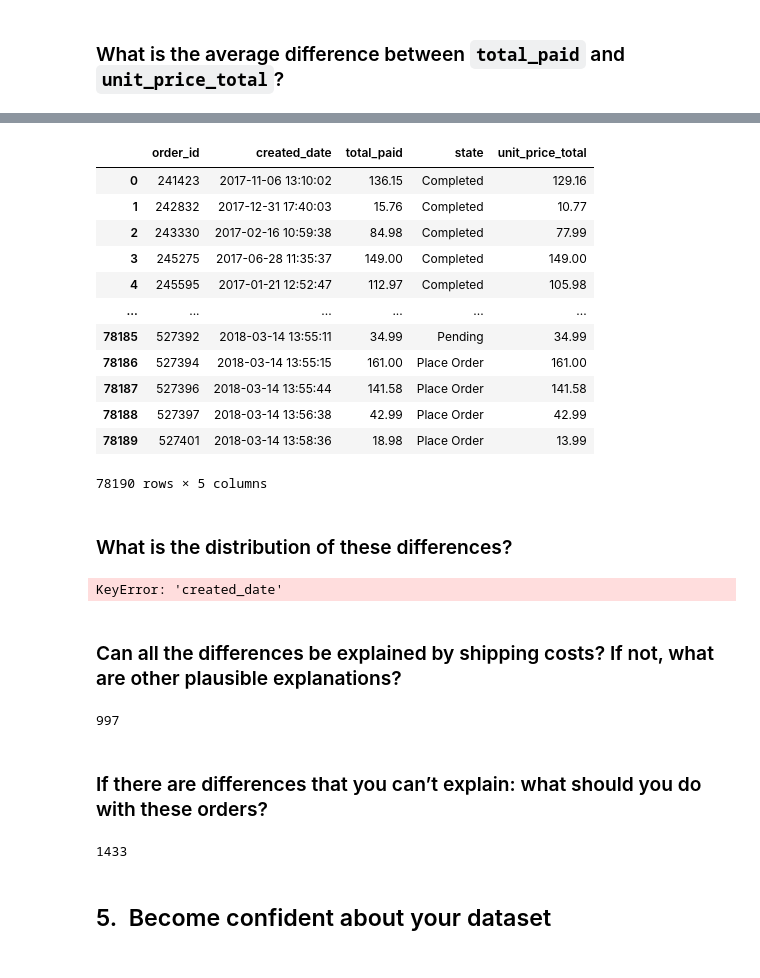
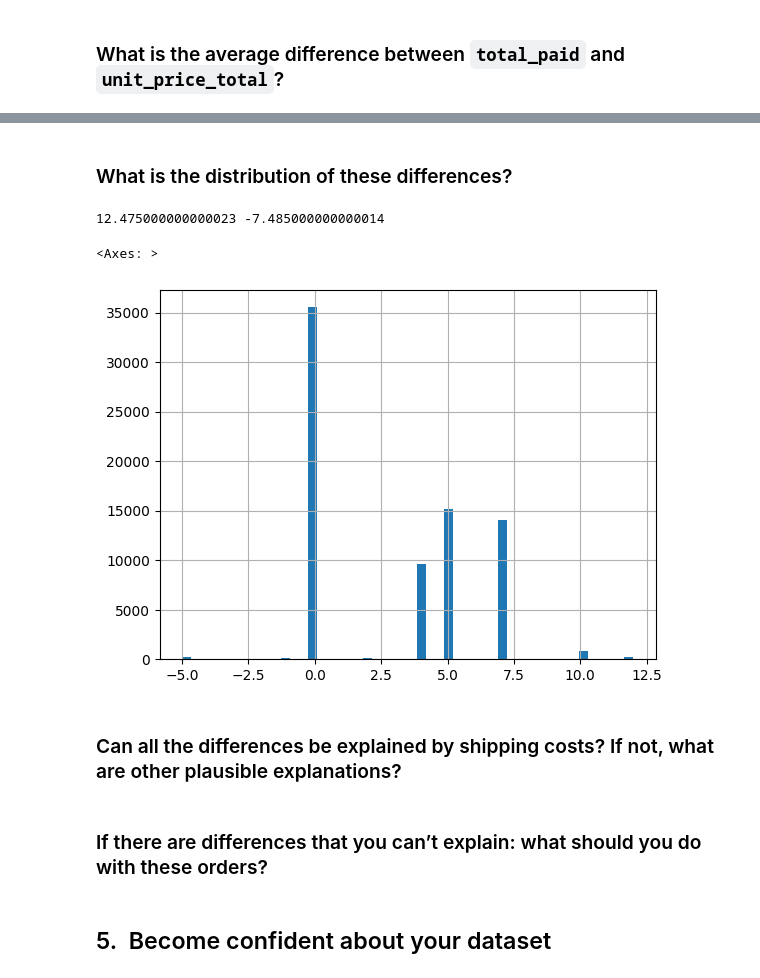
Before and after one commit to KostasBzn/WBS_CODING_SCHOOL_projects, a Jupyter notebook: checkpoints/5_quality_assessment_challenge.ipynb, the cells around one changed output, grey strips where cells are left out. Saved outputs shown, nothing was run; the diff lists cells and outputs as text; code cells hidden in the pictures.

```diff
--- a/checkpoints/5_quality_assessment_challenge.ipynb
+++ b/checkpoints/5_quality_assessment_challenge.ipynb
@@ -53,7 +98,8 @@ orders_df = orders_df.loc[orders_df['order_id'].isin(orderlines_df['id_order'])]
 Create the `unit_price_total` as `orderlines.unit_price` * `orderlines.product_quantity`
 # %%
 # your code here
-orderlines_df['unit_price_total'] = orderlines_df['unit_price'].copy() * orderlines_df['product_quantity'].copy()
+clean_orderlines.loc[:, 'unit_price_total'] = (clean_orderlines['unit_price']
+                                               * clean_orderlines['product_quantity'])
 # %% [markdown]
 #### Step 2:
 Group by `id_order`, summarising by the sum of `unit_price_total`
@@ -60,5 +122,11 @@ Group by `id_order`, summarising by the sum of `unit_price_total`
 # %%
 # your code here
-orderlines_grouped = orderlines_df.groupby('id_order')['unit_price_total'].sum()
-orders_df = orders_df.merge(orderlines_grouped, left_on='order_id', right_on='id_order', how='inner')
-orders_df
+price_totals = (
+    clean_orderlines
+    .groupby('id_order')
+    .agg({'unit_price_total':'sum'})
+)
+orders_info = clean_orders.merge(price_totals,
+                                 left_on='order_id',
+                                 right_on='id_order')
+orders_info
@@ -81,5 +139,6 @@ orders_df
 # %%
 # your code here
-average_difference_total_unit = (orders_df['total_paid'] - orders_df['unit_price_total']).mean()
-average_difference_total_unit
+orders_info.loc[:, 'difference'] = (orders_info['total_paid']
+                                    - orders_info['unit_price_total'])
+orders_info['difference'].describe()
 # %% [output]
@@ -87,48 +155,34 @@ average_difference_total_unit
-# %%
-orders_df
-# %% [output]
-|  | order_id | created_date | total_paid | state | unit_price_total |
-| 0 | 241423 | 2017-11-06 13:10:02 | 136.15 | Completed | 129.16 |
-| 1 | 242832 | 2017-12-31 17:40:03 | 15.76 | Completed | 10.77 |
-| 2 | 243330 | 2017-02-16 10:59:38 | 84.98 | Completed | 77.99 |
-| 3 | 245275 | 2017-06-28 11:35:37 | 149.00 | Completed | 149.00 |
-| 4 | 245595 | 2017-01-21 12:52:47 | 112.97 | Completed | 105.98 |
-| ... | ... | ... | ... | ... | ... |
-| 78185 | 527392 | 2018-03-14 13:55:11 | 34.99 | Pending | 34.99 |
-| 78186 | 527394 | 2018-03-14 13:55:15 | 161.00 | Place Order | 161.00 |
-| 78187 | 527396 | 2018-03-14 13:55:44 | 141.58 | Place Order | 141.58 |
-| 78188 | 527397 | 2018-03-14 13:56:38 | 42.99 | Place Order | 42.99 |
-| 78189 | 527401 | 2018-03-14 13:58:36 | 18.98 | Place Order | 13.99 |
-78190 rows × 5 columns
 # %% [markdown]
 ### What is the distribution of these differences?
-# %%
-# your code here
-orders_df['created_date'] = pd.to_datetime(orders_df['created_date'])
-orders_df['difference_total_unit'] = orders_df['total_paid'] - orders_df['unit_price_total']
-(
-orders_df['difference_total_unit']
-    .resample("M", on="created_date")
-    .mean()
-    .plot()
- );
-# %% [output]
-KeyError: 'created_date'
+# %%
+q1 = orders_info['difference'].quantile(0.25)
+q3 = orders_info['difference'].quantile(0.75)
+
+iqr = q3 - q1
+
+upper_bound = q3 + (1.5 * iqr)
+lower_bound = q1 - (1.5 * iqr)
+print(upper_bound, lower_bound)
+# %% [output]
+12.475000000000023 -7.485000000000014
+# %%
+# your code here
+(
+    orders_info
+    .loc[orders_info['difference'].between(lower_bound, upper_bound)]
+    ['difference'].hist(bins=50)
+)
+# %% [output]
+<Axes: >
+[figure, added]
 # %% [markdown]
 ### Can all the differences be explained by shipping costs? If not, what are other plausible explanations?
 # %%
 # your explanation here
-len(orders_df['difference_total_unit'].unique())
-# %% [output]
-997
 # %% [markdown]
 ### If there are differences that you can’t explain: what should you do with these orders?
 # %%
 # your code here
-difference_mask = orders_df['difference_total_unit'] < 0
-difference_mask.sum()
-# %% [output]
-1433
 # %% [markdown]
 ## 5.&nbsp; Become confident about your dataset
 # %% [markdown]
```
Also changed, not shown: parts of 18 cells of this notebook, 2 other files.
